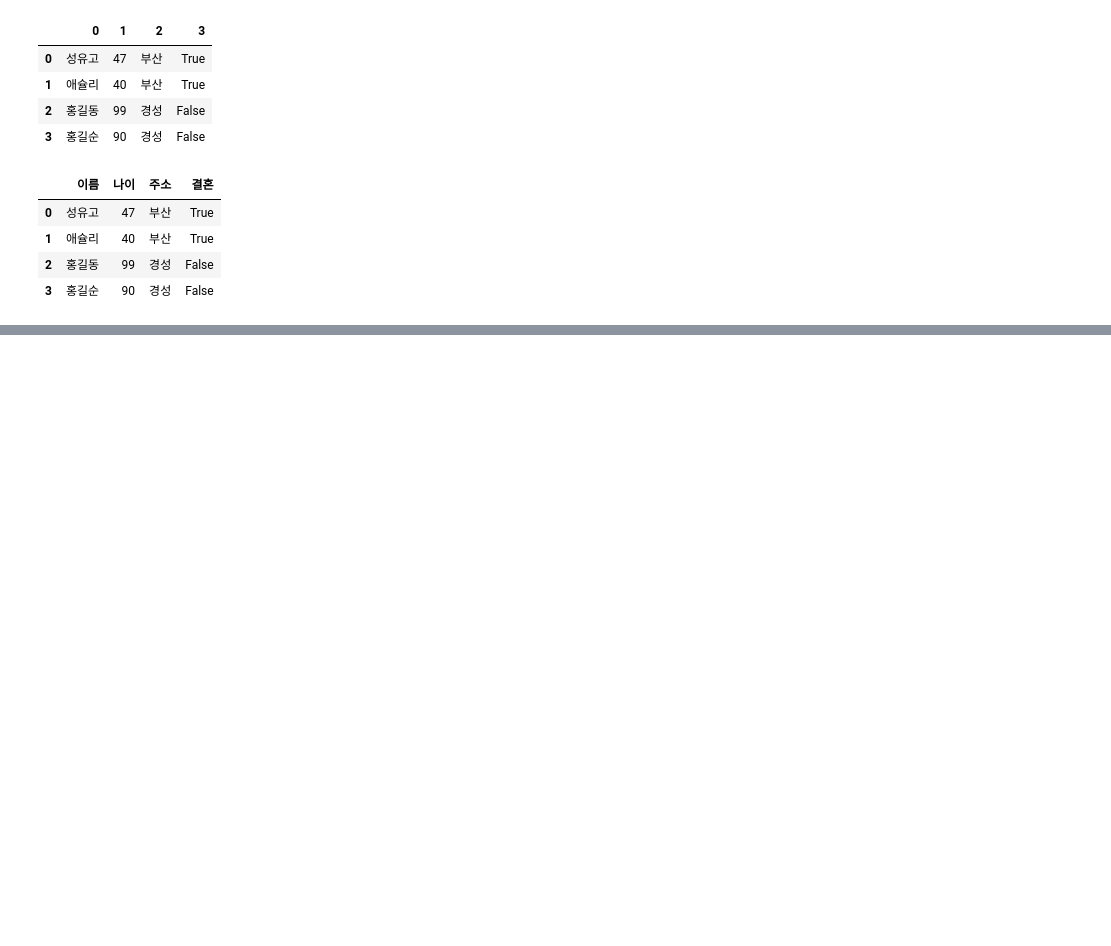
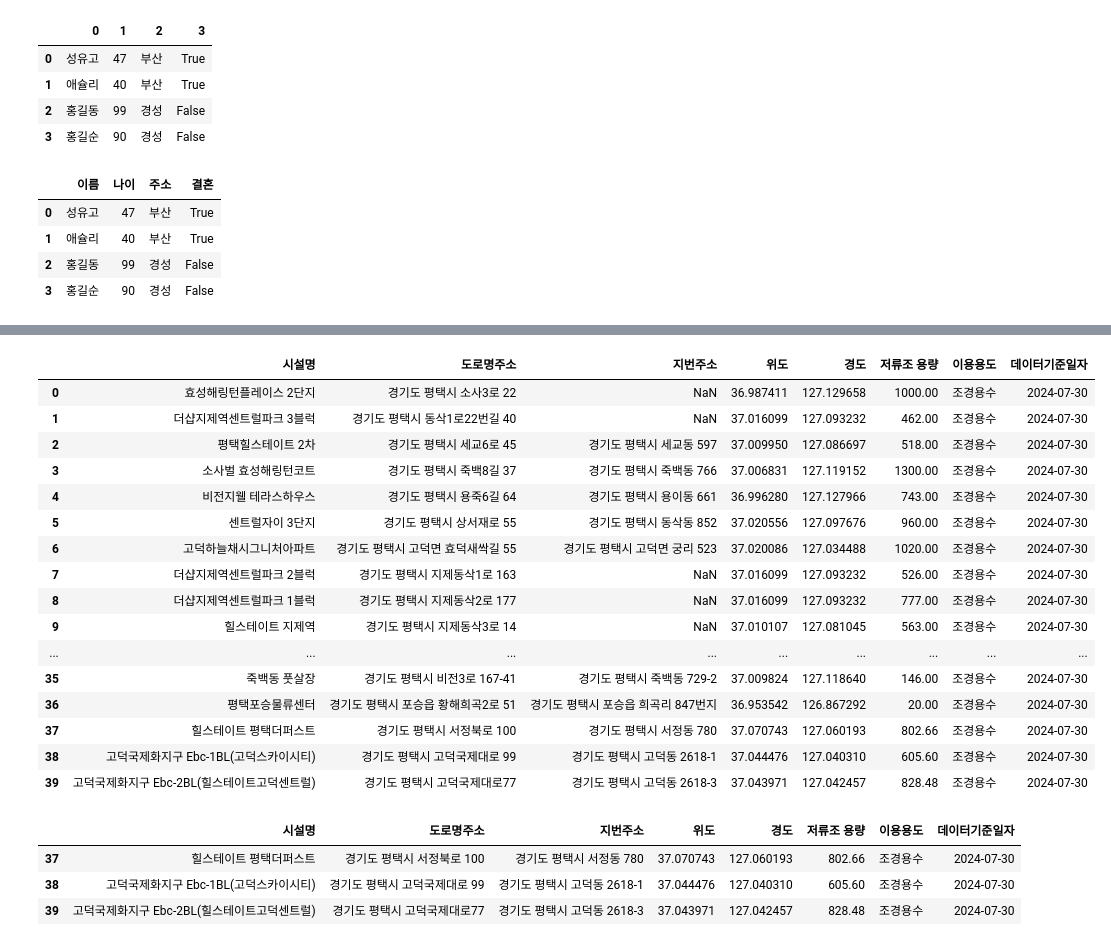
Before and after one commit to been2525/Iot-bigdata-2024, a Jupyter notebook: day1/bda02_pandas_basic.ipynb, the cells around one changed output, grey strips where cells are left out. Cells and saved outputs as stored; diff of their text form; code cells hidden in the pictures; blank space fills up the shorter version.

```diff
--- a/day1/bda02_pandas_basic.ipynb
+++ b/day1/bda02_pandas_basic.ipynb
@@ -103,0 +206,29 @@ df2
+# %%
+## 데이터포털 빗물이용시설현황 데이터 로드
+df_csv_rain = pd.read_csv('./data/경기도_평택시_빗물이용시설현황_20240730.csv', encoding='euc-kr')
+df_csv_rain
+# %% [output]
+|  | 시설명 | 도로명주소 | 지번주소 | 위도 | 경도 | 저류조 용량 | 이용용도 | 데이터기준일자 |
+| 0 | 효성해링턴플레이스 2단지 | 경기도 평택시 소사3로 22 | NaN | 36.987411 | 127.129658 | 1000.00 | 조경용수 | 2024-07-30 |
+| 1 | 더샵지제역센트럴파크 3블럭 | 경기도 평택시 동삭1로22번길 40 | NaN | 37.016099 | 127.093232 | 462.00 | 조경용수 | 2024-07-30 |
+| 2 | 평택힐스테이트 2차 | 경기도 평택시 세교6로 45 | 경기도 평택시 세교동 597 | 37.009950 | 127.086697 | 518.00 | 조경용수 | 2024-07-30 |
+| 3 | 소사벌 효성해링턴코트 | 경기도 평택시 죽백8길 37 | 경기도 평택시 죽백동 766 | 37.006831 | 127.119152 | 1300.00 | 조경용수 | 2024-07-30 |
+| 4 | 비전지웰 테라스하우스 | 경기도 평택시 용죽6길 64 | 경기도 평택시 용이동 661 | 36.996280 | 127.127966 | 743.00 | 조경용수 | 2024-07-30 |
+| 5 | 센트럴자이 3단지 | 경기도 평택시 상서재로 55 | 경기도 평택시 동삭동 852 | 37.020556 | 127.097676 | 960.00 | 조경용수 | 2024-07-30 |
+| 6 | 고덕하늘채시그니처아파트 | 경기도 평택시 고덕면 효덕새싹길 55 | 경기도 평택시 고덕면 궁리 523 | 37.020086 | 127.034488 | 1020.00 | 조경용수 | 2024-07-30 |
+| 7 | 더샵지제역센트럴파크 2블럭 | 경기도 평택시 지제동삭1로 163 | NaN | 37.016099 | 127.093232 | 526.00 | 조경용수 | 2024-07-30 |
+| 8 | 더샵지제역센트럴파크 1블럭 | 경기도 평택시 지제동삭2로 177 | NaN | 37.016099 | 127.093232 | 777.00 | 조경용수 | 2024-07-30 |
+| 9 | 힐스테이트 지제역 | 경기도 평택시 지제동삭3로 14 | NaN | 37.010107 | 127.081045 | 563.00 | 조경용수 | 2024-07-30 |
+| ... | ... | ... | ... | ... | ... | ... | ... | ... |
+| 35 | 죽백동 풋살장 | 경기도 평택시 비전3로 167-41 | 경기도 평택시 죽백동 729-2 | 37.009824 | 127.118640 | 146.00 | 조경용수 | 2024-07-30 |
+| 36 | 평택포승물류센터 | 경기도 평택시 포승읍 황해희곡2로 51 | 경기도 평택시 포승읍 희곡리 847번지 | 36.953542 | 126.867292 | 20.00 | 조경용수 | 2024-07-30 |
+| 37 | 힐스테이트 평택더퍼스트 | 경기도 평택시 서정북로 100 | 경기도 평택시 서정동 780 | 37.070743 | 127.060193 | 802.66 | 조경용수 | 2024-07-30 |
+| 38 | 고덕국제화지구 Ebc-1BL(고덕스카이시티) | 경기도 평택시 고덕국제대로 99 | 경기도 평택시 고덕동 2618-1 | 37.044476 | 127.040310 | 605.60 | 조경용수 | 2024-07-30 |
+| 39 | 고덕국제화지구 Ebc-2BL(힐스테이트고덕센트럴) | 경기도 평택시 고덕국제대로77 | 경기도 평택시 고덕동 2618-3 | 37.043971 | 127.042457 | 828.48 | 조경용수 | 2024-07-30 |
+# %%
+df_csv_rain.tail(3)
+# %% [output]
+|  | 시설명 | 도로명주소 | 지번주소 | 위도 | 경도 | 저류조 용량 | 이용용도 | 데이터기준일자 |
+| 37 | 힐스테이트 평택더퍼스트 | 경기도 평택시 서정북로 100 | 경기도 평택시 서정동 780 | 37.070743 | 127.060193 | 802.66 | 조경용수 | 2024-07-30 |
+| 38 | 고덕국제화지구 Ebc-1BL(고덕스카이시티) | 경기도 평택시 고덕국제대로 99 | 경기도 평택시 고덕동 2618-1 | 37.044476 | 127.040310 | 605.60 | 조경용수 | 2024-07-30 |
+| 39 | 고덕국제화지구 Ebc-2BL(힐스테이트고덕센트럴) | 경기도 평택시 고덕국제대로77 | 경기도 평택시 고덕동 2618-3 | 37.043971 | 127.042457 | 828.48 | 조경용수 | 2024-07-30 |
```
Also changed, not shown: parts of 13 cells of this notebook, 8 other files.
